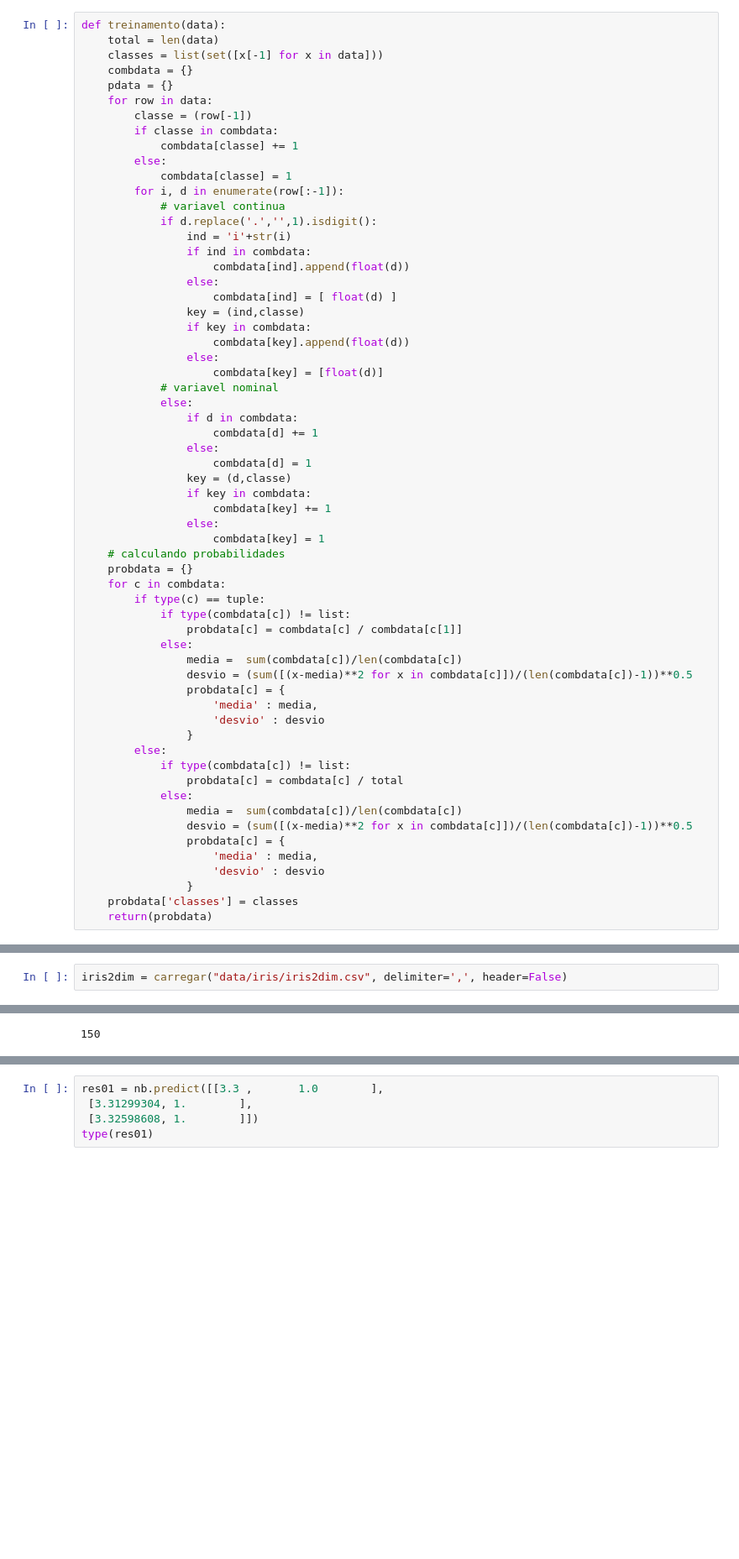
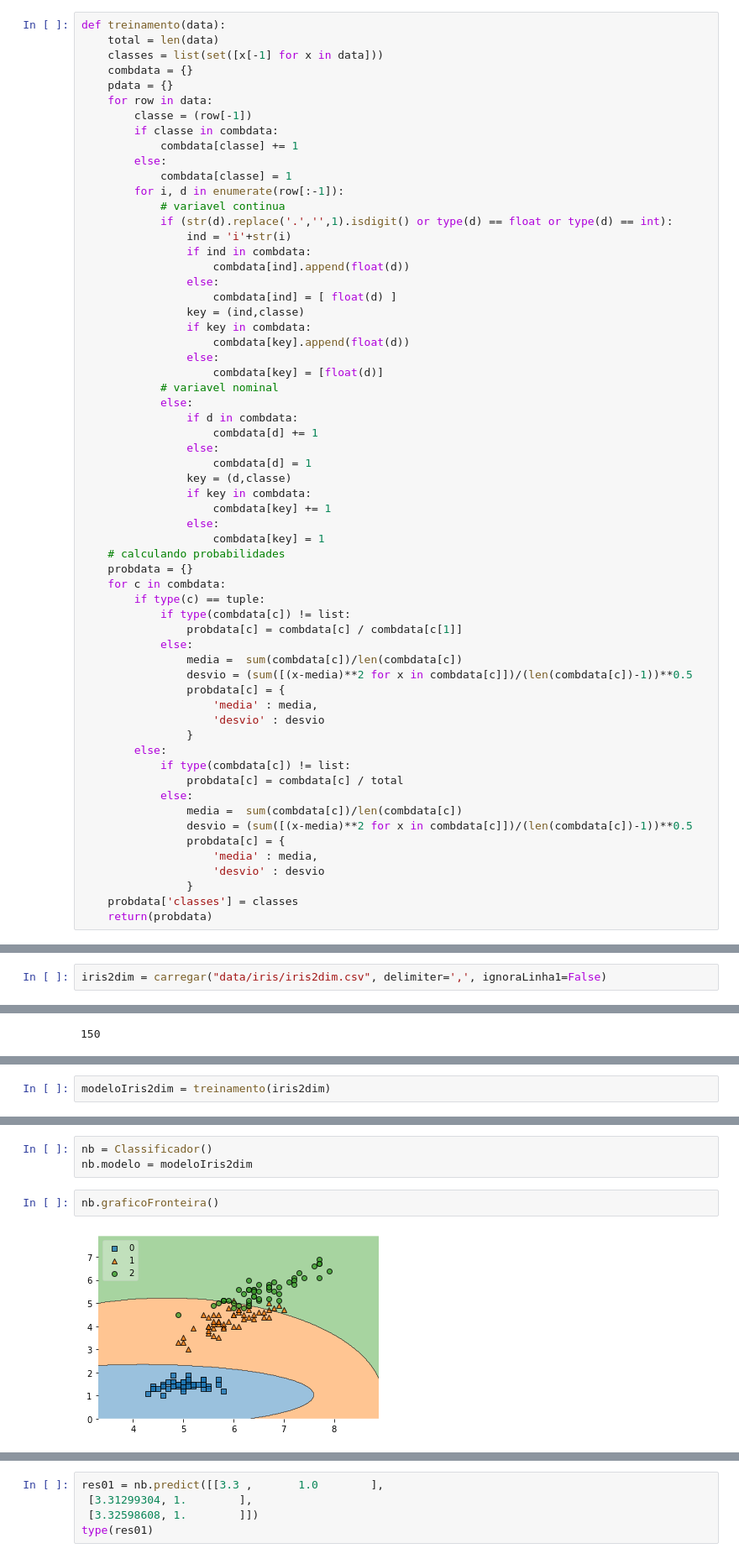
Before and after one commit to mtarcinalli/bayes, a Jupyter notebook: 01_bayes.ipynb, the cells around one changed output, grey strips where cells are left out. Shown: that part at 84% size. Cells and saved outputs as stored; diff of their text form; blank space fills up the shorter version.

```diff
--- a/01_bayes.ipynb
+++ b/01_bayes.ipynb
@@ -34,7 +38,7 @@ def treinamento(data):
             combdata[classe] = 1
         for i, d in enumerate(row[:-1]):
             # variavel continua
-            if d.replace('.','',1).isdigit():
+            if (str(d).replace('.','',1).isdigit() or type(d) == float or type(d) == int):
                 ind = 'i'+str(i)
                 if ind in combdata:
                     combdata[ind].append(float(d))
@@ -441,5 +607,5 @@ a
 # %%
-iris2dim = carregar("data/iris/iris2dim.csv", delimiter=',', header=False)
+iris2dim = carregar("data/iris/iris2dim.csv", delimiter=',', ignoraLinha1=False)
 # %%
 len(iris2dim)
 # %% [output]
@@ -467,2 +626,4 @@ iris2dim
+# %%
+modeloIris2dim = treinamento(iris2dim)
 # %%
 verificar(modeloIris2dim, [3.3, 1.0])
@@ -470,0 +640,7 @@ import numpy as np
+# %%
+nb = Classificador()
+nb.modelo = modeloIris2dim
+# %%
+nb.graficoFronteira()
+# %% [output]
+[figure, added]
```
Also changed, not shown: parts of 100 cells of this notebook.
